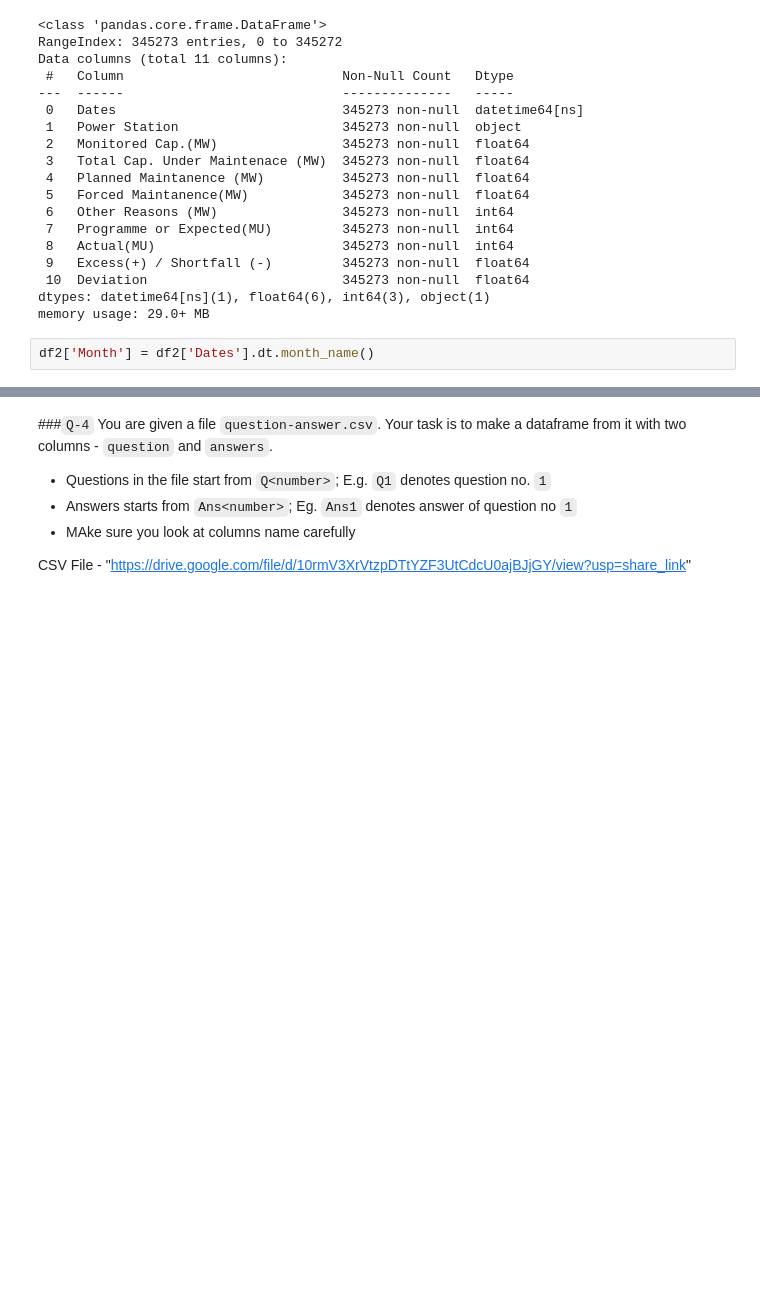
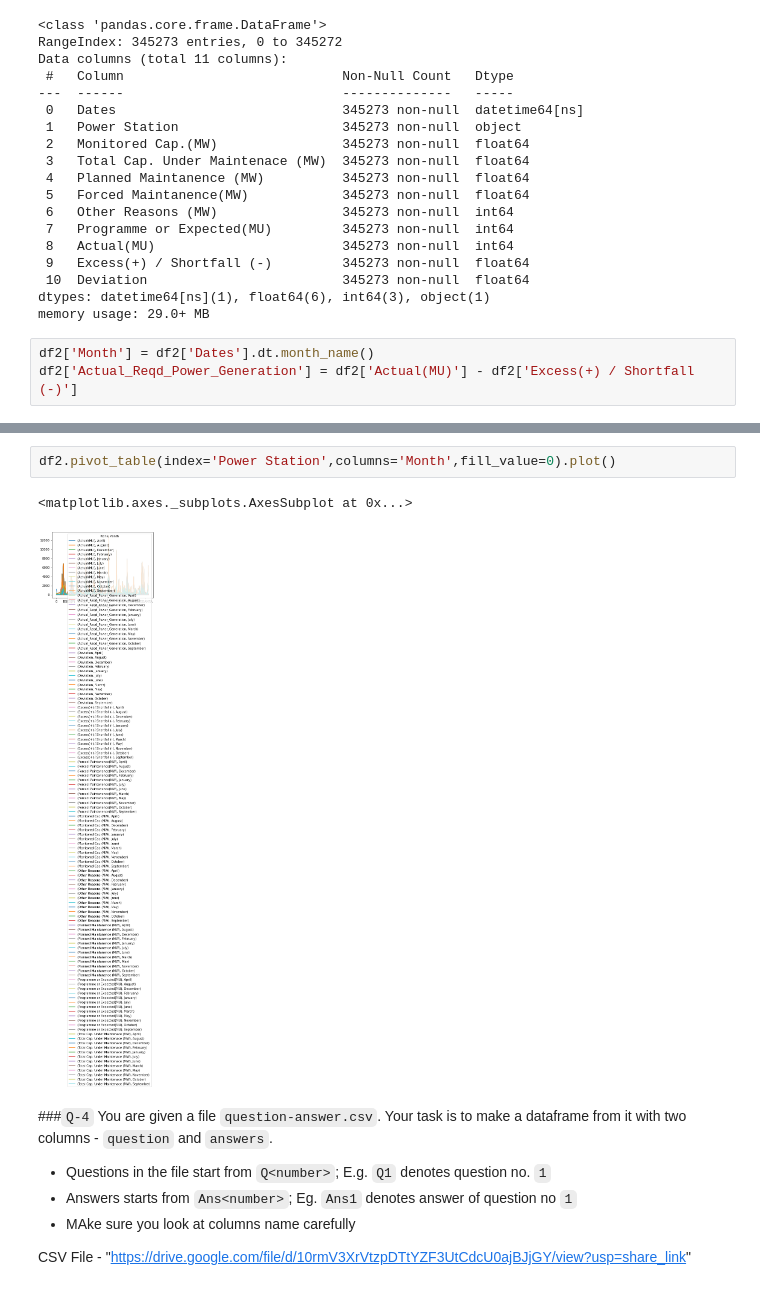
Before and after one commit to sinara08/Practice_Python, a Jupyter notebook: numpy_and_pandas/Tasks/task_22.ipynb, the cells around one changed output, grey strips where cells are left out. Saved outputs shown, nothing was run; the diff lists cells and outputs as text; blank space fills up the shorter version.

```diff
--- a/numpy_and_pandas/Tasks/task_22.ipynb
+++ b/numpy_and_pandas/Tasks/task_22.ipynb
@@ -158,3 +158,4 @@ dtypes: datetime64[ns](1), float64(6), int64(3), object(1)
 memory usage: 29.0+ MB
 # %%
 df2['Month'] = df2['Dates'].dt.month_name()
+df2['Actual_Reqd_Power_Generation'] = df2['Actual(MU)'] - df2['Excess(+) / Shortfall (-)']
@@ -161,3 +180,8 @@ df2['Month'] = df2['Dates'].dt.month_name()
+# %%
+df2.pivot_table(index='Power Station',columns='Month',fill_value=0).plot()
+# %% [output]
+<matplotlib.axes._subplots.AxesSubplot at 0x...>
+[figure, added]
 # %% [markdown]
 ###`Q-4` You are given a file `question-answer.csv`. Your task is to make a dataframe from it with two columns - `question` and `answers`.
 
```
Also changed, not shown: parts of 20 cells of this notebook.
